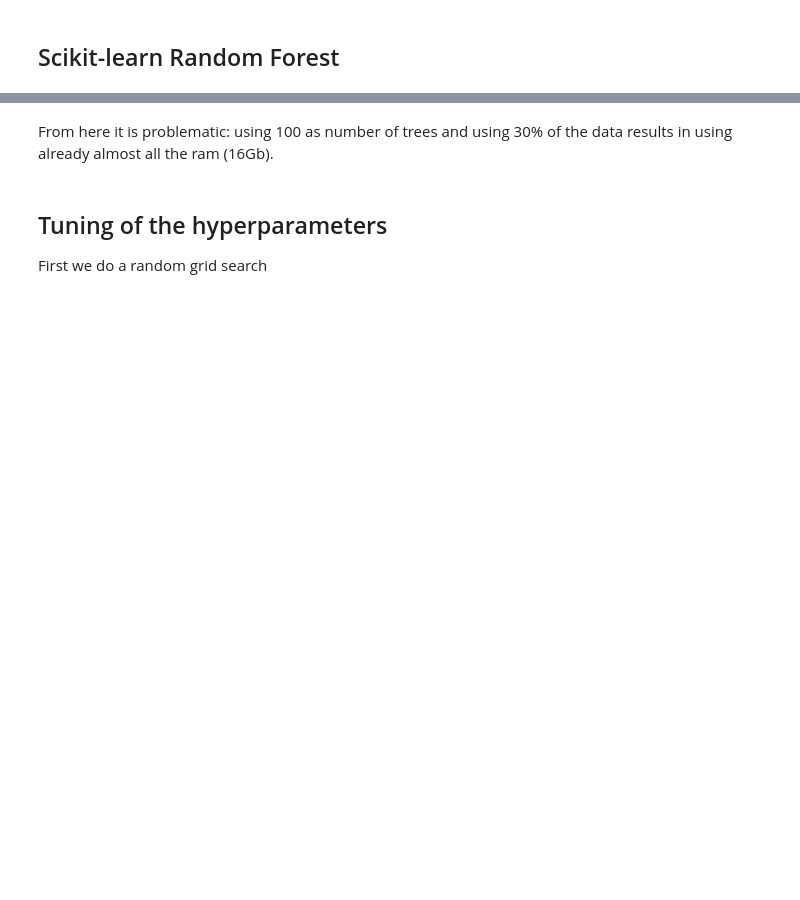
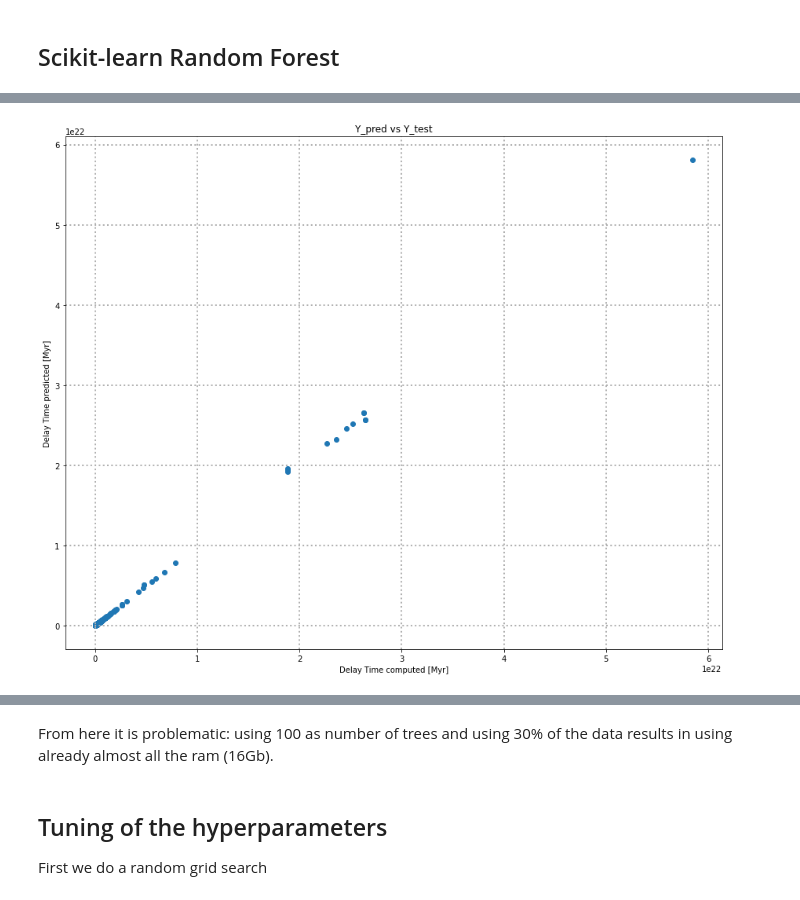
Before and after one commit to Bahadoram/Delay-Time-Dist.-of-Compact-Binary-Objects, a Jupyter notebook: random_forest.ipynb, the cells around one changed output, grey strips where cells are left out. Cells and saved outputs as stored; diff of their text form; code cells hidden in the pictures; blank space fills up the shorter version.

```diff
--- a/random_forest.ipynb
+++ b/random_forest.ipynb
@@ -185,0 +200,12 @@ ax.grid(ls='dotted', lw=2)
+# %%
+fig, ax = plt.subplots(figsize=(15,12))
+
+ax.scatter(Y_test, Y_pred)
+
+ax.set_title('Y_pred vs Y_test')
+ax.set_xlabel('Delay Time computed [Myr]')
+ax.set_ylabel('Delay Time predicted [Myr]')
+ax.grid(ls='dotted', lw=2)
+plt.show()
+# %% [output]
+[figure, added]
```
Also changed, not shown: parts of 14 cells of this notebook.
